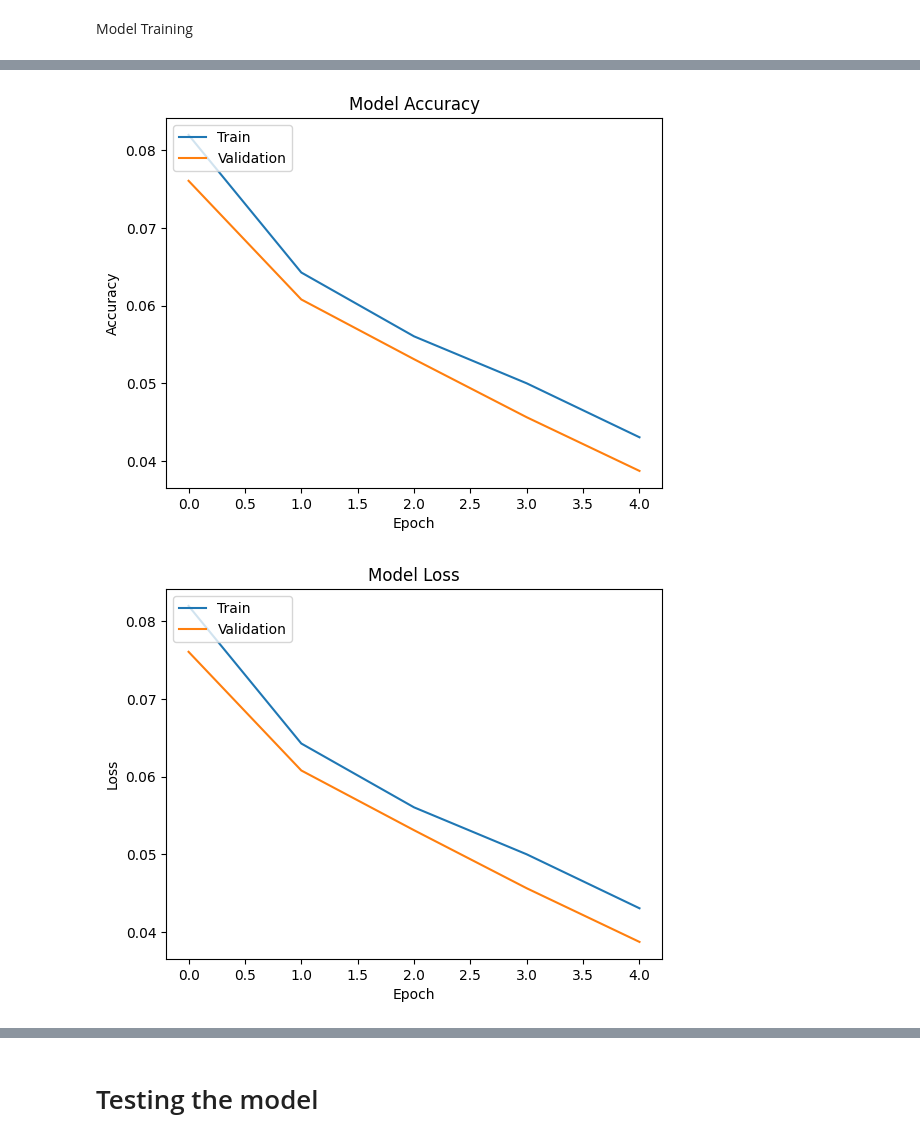
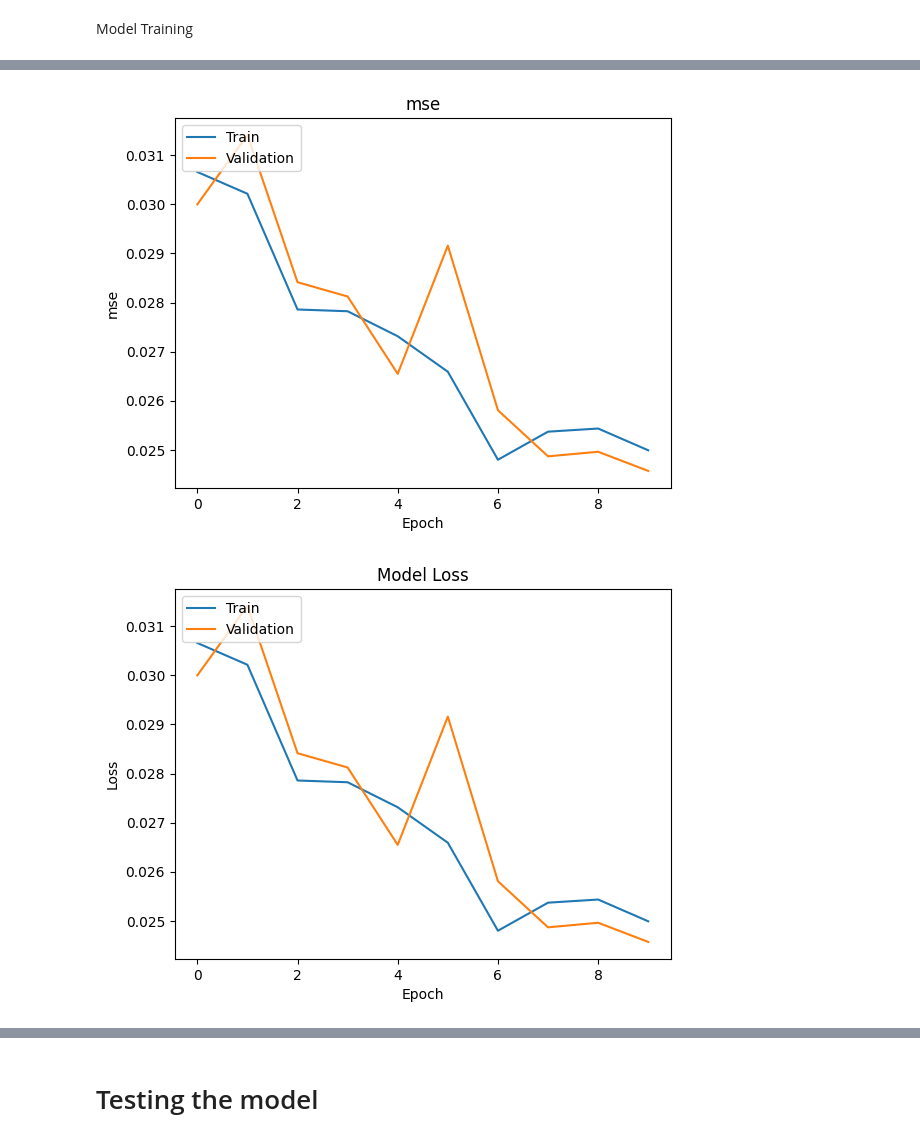
Before and after one commit to jacopoaltieri/Anatomical_landmarks_eval_CNN, a Jupyter notebook: unet_jupyter_trials.ipynb, the cells around one changed output, grey strips where cells are left out. Cells and saved outputs as stored; diff of their text form; code cells hidden in the pictures.

Commit message:
changed image plotting

```diff
--- a/unet_jupyter_trials.ipynb
+++ b/unet_jupyter_trials.ipynb
@@ -301,13 +301,13 @@ unet.compile(optimizer='adam', loss=custom_mse_loss, metrics='mse')
 Model Training
 # %%
 # Train the model
-history = unet.fit(train_images_dataset, epochs=5, validation_data=val_images_dataset)
+history = unet.fit(train_images_dataset, epochs=10, validation_data=val_images_dataset)
 
 # Plot training & validation accuracy values
 plt.plot(history.history['mse'])
 plt.plot(history.history['val_mse'])
-plt.title('Model Accuracy')
-plt.ylabel('Accuracy')
+plt.title('mse')
+plt.ylabel('mse')
 plt.xlabel('Epoch')
 plt.legend(['Train', 'Validation'], loc='upper left')
 plt.show()
@@ -322,18 +322,4 @@ plt.xlabel('Epoch')
 plt.legend(['Train', 'Validation'], loc='upper left')
 plt.show()
 plt.savefig('loss1.png')
-
-test_image = test_images_only.as_numpy_iterator().next()
-
-test_feed = tf.stack([fixed_image, test_image],-1)
-test_feed = tf.expand_dims(test_feed, axis=0)
-
-results = unet.predict(test_feed)
-predicted_image = results[0, :, :, 0]  # Extract the 2D image from the batch
-
-plt.imshow(fixed_image, cmap='gray')
-plt.imshow(predicted_image, alpha = 0.5)  # Assuming it's a grayscale image
-plt.title('Predicted Image')
-plt.axis('off')  # Optional, to hide the axis
-plt.show()
 # %% [output]
@@ -350,2 +346,2 @@ Epoch 5/5
-[figure, old version]
+[figure, new version]
-[figure, old version]
+[figure, new version]
```
Also changed, not shown: parts of 6 cells of this notebook.
